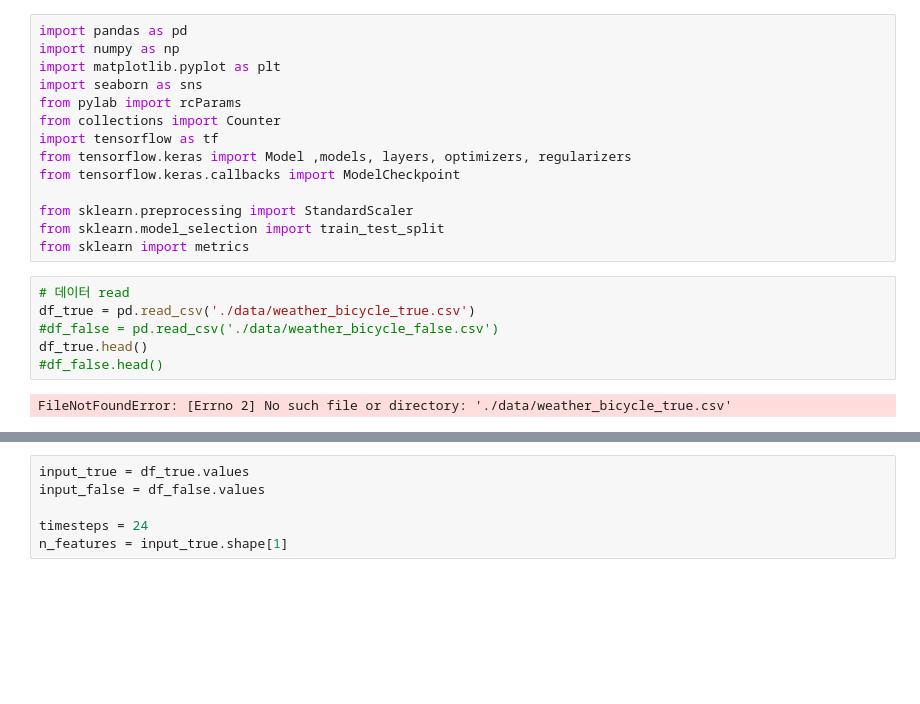
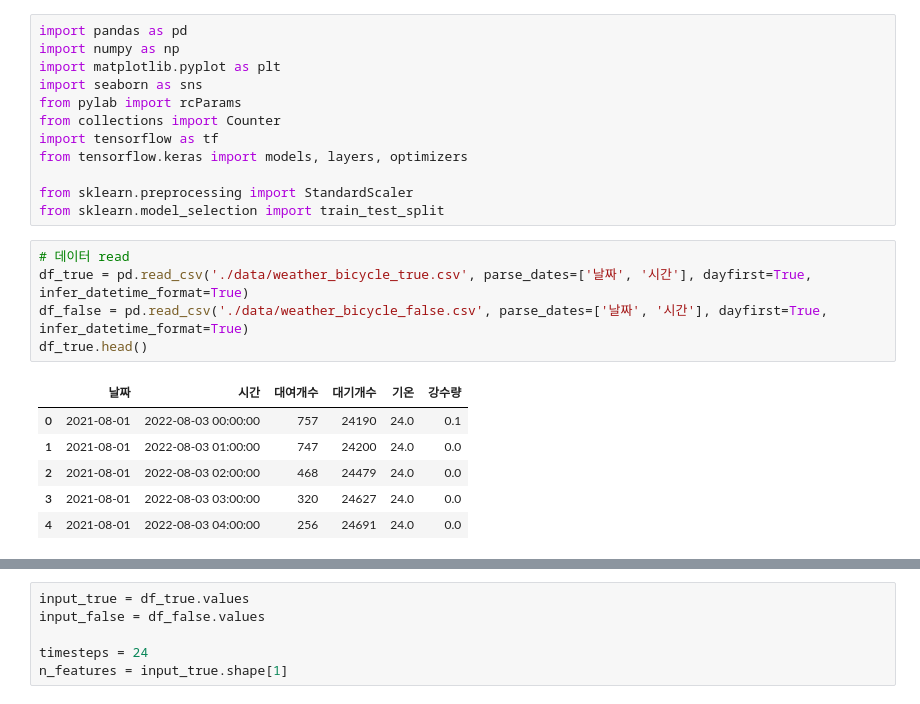
Before and after one commit to woojh3690/LSTMAE, a Jupyter notebook: lstm_ae.ipynb, the cells around one changed output, grey strips where cells are left out. Saved outputs shown, nothing was run; the diff lists cells and outputs as text; blank space fills up the shorter version.

```diff
--- a/lstm_ae.ipynb
+++ b/lstm_ae.ipynb
@@ -6,20 +6,22 @@ import seaborn as sns
 from pylab import rcParams
 from collections import Counter
 import tensorflow as tf
-from tensorflow.keras import Model ,models, layers, optimizers, regularizers
-from tensorflow.keras.callbacks import ModelCheckpoint
+from tensorflow.keras import models, layers, optimizers
 
 from sklearn.preprocessing import StandardScaler
 from sklearn.model_selection import train_test_split
-from sklearn import metrics
 # %%
 # 데이터 read
-df_true = pd.read_csv('./data/weather_bicycle_true.csv')
-#df_false = pd.read_csv('./data/weather_bicycle_false.csv')
+df_true = pd.read_csv('./data/weather_bicycle_true.csv', parse_dates=['날짜', '시간'], dayfirst=True, infer_datetime_format=True)
+df_false = pd.read_csv('./data/weather_bicycle_false.csv', parse_dates=['날짜', '시간'], dayfirst=True, infer_datetime_format=True)
 df_true.head()
-#df_false.head()
 # %% [output]
-FileNotFoundError: [Errno 2] No such file or directory: './data/weather_bicycle_true.csv'
+|  | 날짜 | 시간 | 대여개수 | 대기개수 | 기온 | 강수량 |
+| 0 | 2021-08-01 | 2022-08-03 00:00:00 | 757 | 24190 | 24.0 | 0.1 |
+| 1 | 2021-08-01 | 2022-08-03 01:00:00 | 747 | 24200 | 24.0 | 0.0 |
+| 2 | 2021-08-01 | 2022-08-03 02:00:00 | 468 | 24479 | 24.0 | 0.0 |
+| 3 | 2021-08-01 | 2022-08-03 03:00:00 | 320 | 24627 | 24.0 | 0.0 |
+| 4 | 2021-08-01 | 2022-08-03 04:00:00 | 256 | 24691 | 24.0 | 0.0 |
 # %%
 # 전처리
 def preprocess(df):
```
Also changed, not shown: parts of 13 cells of this notebook.
